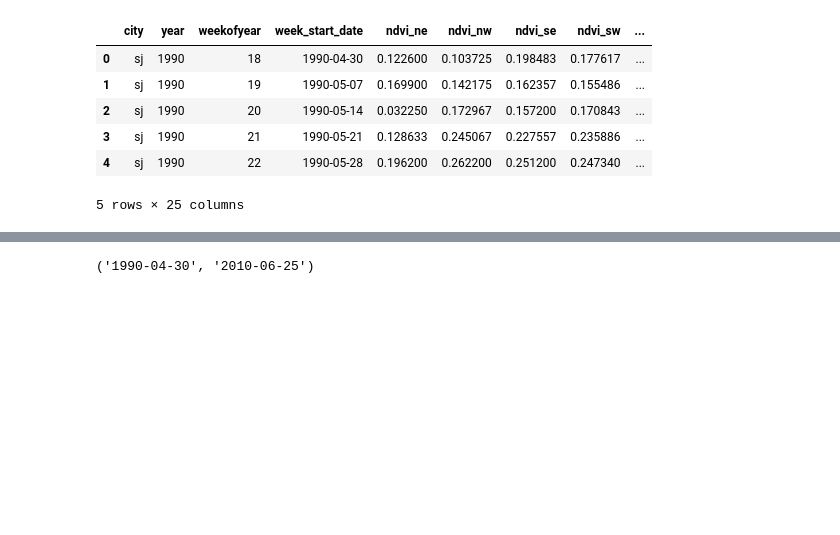
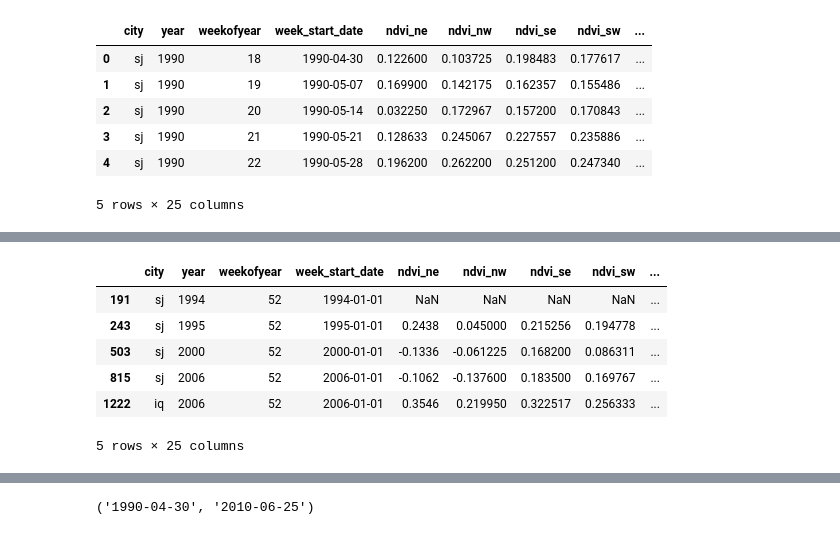
Before and after one commit to MLobo1997/DengAI, a Jupyter notebook: analysis.ipynb, the cells around one changed output, grey strips where cells are left out. Cells and saved outputs as stored; diff of their text form; code cells hidden in the pictures; blank space fills up the shorter version.

```diff
--- a/analysis.ipynb
+++ b/analysis.ipynb
@@ -40,0 +79,12 @@ list(train_data)
+# %%
+months = pd.Series([x[5:7] for x in train_data['week_start_date']])
+cond = np.logical_and((train_data['weekofyear'] == 52).tolist(), (months == '01').tolist())
+train_data[cond]
+# %% [output]
+|  | city | year | weekofyear | week_start_date | ndvi_ne | ndvi_nw | ndvi_se | ndvi_sw | ... |
+| 191 | sj | 1994 | 52 | 1994-01-01 | NaN | NaN | NaN | NaN | ... |
+| 243 | sj | 1995 | 52 | 1995-01-01 | 0.2438 | 0.045000 | 0.215256 | 0.194778 | ... |
+| 503 | sj | 2000 | 52 | 2000-01-01 | -0.1336 | -0.061225 | 0.168200 | 0.086311 | ... |
+| 815 | sj | 2006 | 52 | 2006-01-01 | -0.1062 | -0.137600 | 0.183500 | 0.169767 | ... |
+| 1222 | iq | 2006 | 52 | 2006-01-01 | 0.3546 | 0.219950 | 0.322517 | 0.256333 | ... |
+5 rows × 25 columns
```
Also changed, not shown: parts of 15 cells of this notebook.
